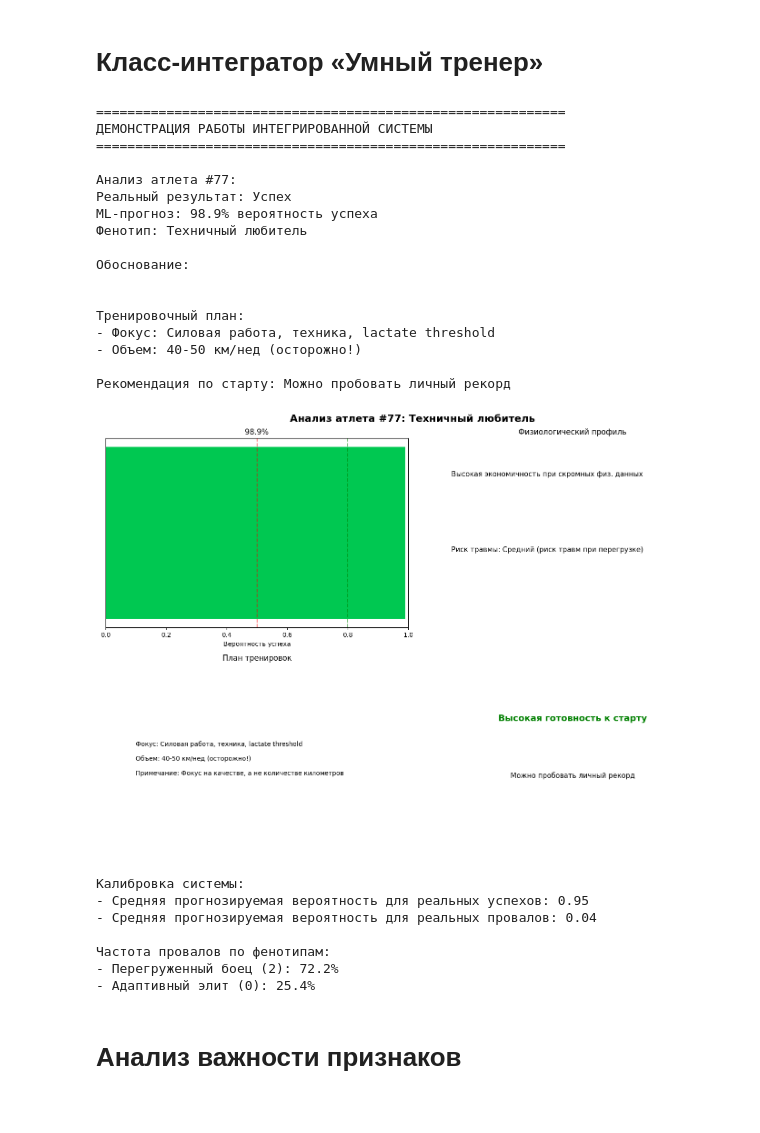
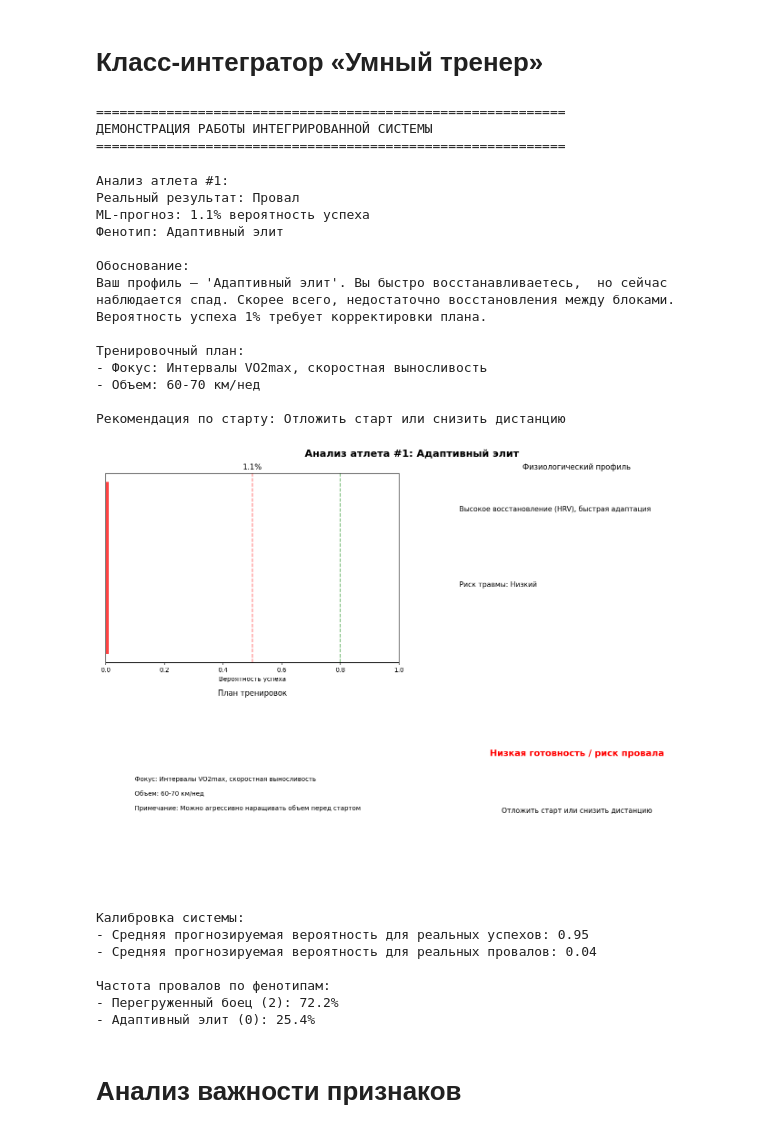
Before and after one commit to Anastasia2207/Downloads, a Jupyter notebook: Project_2.ipynb, the cells around one changed output. Saved outputs shown, nothing was run; the diff lists cells and outputs as text; code cells hidden in the pictures.

```diff
--- a/Project_2.ipynb
+++ b/Project_2.ipynb
@@ -1189,7 +1193,7 @@ print("ДЕМОНСТРАЦИЯ РАБОТЫ ИНТЕГРИРОВАННОЙ СИ
 print("="*60)
 
 # Беру атлета из тестовой выборки
-sample_idx = 77
+sample_idx = 1
 X_sample = X_test.iloc[[sample_idx]]
 y_true = y_test.iloc[sample_idx]
 
@@ -1224,55 +1228,54 @@ def evaluate_recommendation_system(coach, X_test, y_test, physio_test):
 
         results.append({
             'predicted_prob': rec['ml_prediction']['success_probability'],
             'phenotype': rec['phenotype']['id'],
             'actual': y_test.iloc[i],
             'high_risk_flag': rec['race_readiness']['injury_risk'] == 'Высокий'
         })
 
     eval_df = pd.DataFrame(results)
 
     print("Калибровка системы:")
     print(f"- Средняя прогнозируемая вероятность для реальных успехов: "
           f"{eval_df[eval_df['actual']==1]['predicted_prob'].mean():.2f}")
     print(f"- Средняя прогнозируемая вероятность для реальных провалов: "
           f"{eval_df[eval_df['actual']==0]['predicted_prob'].mean():.2f}")
 
     # Проверка: перегруженные атлеты (фенотип 2) действительно чаще проваливаются?
     failure_rate_by_pheno = eval_df.groupby('phenotype')['actual'].apply(lambda x: 1-x.mean())
     print(f"\nЧастота провалов по фенотипам:")
     print(f"- Перегруженный боец (2): {failure_rate_by_pheno[2]:.1%}")
     print(f"- Адаптивный элит (0): {failure_rate_by_pheno[0]:.1%}")
 
     return eval_df
 
 # Запуск оценки
 evaluation = evaluate_recommendation_system(coach, X_test, y_test, X_test[physio_features])
 # %% [output]
 ============================================================
 ДЕМОНСТРАЦИЯ РАБОТЫ ИНТЕГРИРОВАННОЙ СИСТЕМЫ
 ============================================================
-
-Анализ атлета #77:
-Реальный результат: Успех
-ML-прогноз: 98.9% вероятность успеха
-Фенотип: Техничный любитель
-
-Обоснование:
-
-
-Тренировочный план:
-- Фокус: Силовая работа, техника, lactate threshold
-- Объем: 40-50 км/нед (осторожно!)
-
-Рекомендация по старту: Можно пробовать личный рекорд
+Анализ атлета #1:
+Реальный результат: Провал
+ML-прогноз: 1.1% вероятность успеха
+Фенотип: Адаптивный элит
+
+Обоснование:
+Ваш профиль — 'Адаптивный элит'. Вы быстро восстанавливаетесь,  но сейчас наблюдается спад. Скорее всего, недостаточно восстановления между блоками.  Вероятность успеха 1% требует корректировки плана.
+
+Тренировочный план:
+- Фокус: Интервалы VO2max, скоростная выносливость
+- Объем: 60-70 км/нед
+
+Рекомендация по старту: Отложить старт или снизить дистанцию
-[figure, old version]
+[figure, new version]
-Калибровка системы:
-- Средняя прогнозируемая вероятность для реальных успехов: 0.95
-- Средняя прогнозируемая вероятность для реальных провалов: 0.04
-
-Частота провалов по фенотипам:
-- Перегруженный боец (2): 72.2%
-- Адаптивный элит (0): 25.4%
+Калибровка системы:
+- Средняя прогнозируемая вероятность для реальных успехов: 0.95
+- Средняя прогнозируемая вероятность для реальных провалов: 0.04
+
+Частота провалов по фенотипам:
+- Перегруженный боец (2): 72.2%
+- Адаптивный элит (0): 25.4%
 # %% [markdown]
 # Анализ важности признаков
 # %%
```
Also changed, not shown: parts of 6 cells of this notebook.
